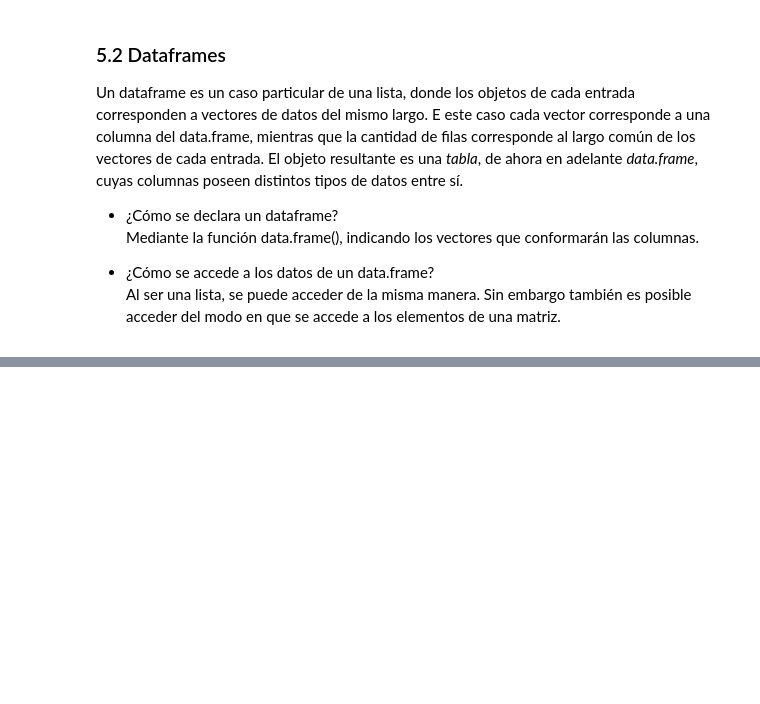
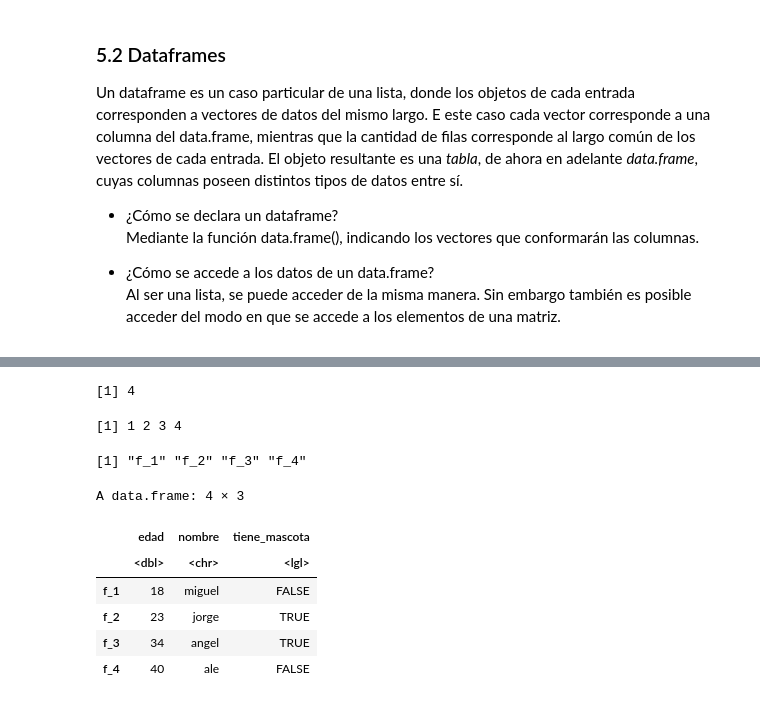
Before and after one commit to NestorPatricio/Diplomado_Big_Data_Data_Science, a Jupyter notebook: Programación en R para Ciencia de Datos/Material de GitHub/Clases/C2/Clase_2_02_listas_y_dataframes.ipynb, the cells around one changed output, grey strips where cells are left out. Cells and saved outputs as stored; diff of their text form; code cells hidden in the pictures; blank space fills up the shorter version.

```diff
--- a/Programación en R para Ciencia de Datos/Material de GitHub/Clases/C2/Clase_2_02_listas_y_dataframes.ipynb
+++ b/Programación en R para Ciencia de Datos/Material de GitHub/Clases/C2/Clase_2_02_listas_y_dataframes.ipynb
@@ -299,0 +461,12 @@ Un dataframe es un caso particular de una lista, donde los objetos de cada entra
+# %%
+dim(df)[1]
+# %% [output]
+[1] 4
+# %%
+1:N
+# %% [output]
+[1] 1 2 3 4
+# %%
+paste("f", 1:N,  sep = "_")
+# %% [output]
+[1] "f_1" "f_2" "f_3" "f_4"
@@ -299,0 +475,10 @@ Un dataframe es un caso particular de una lista, donde los objetos de cada entra
+# %%
+df
+# %% [output]
+A data.frame: 4 × 3
+|  | edad | nombre | tiene_mascota |
+|  | <dbl> | <chr> | <lgl> |
+| f_1 | 18 | miguel | FALSE |
+| f_2 | 23 | jorge | TRUE |
+| f_3 | 34 | angel | TRUE |
+| f_4 | 40 | ale | FALSE |
```
Also changed, not shown: parts of 43 cells of this notebook, 22 other files.
